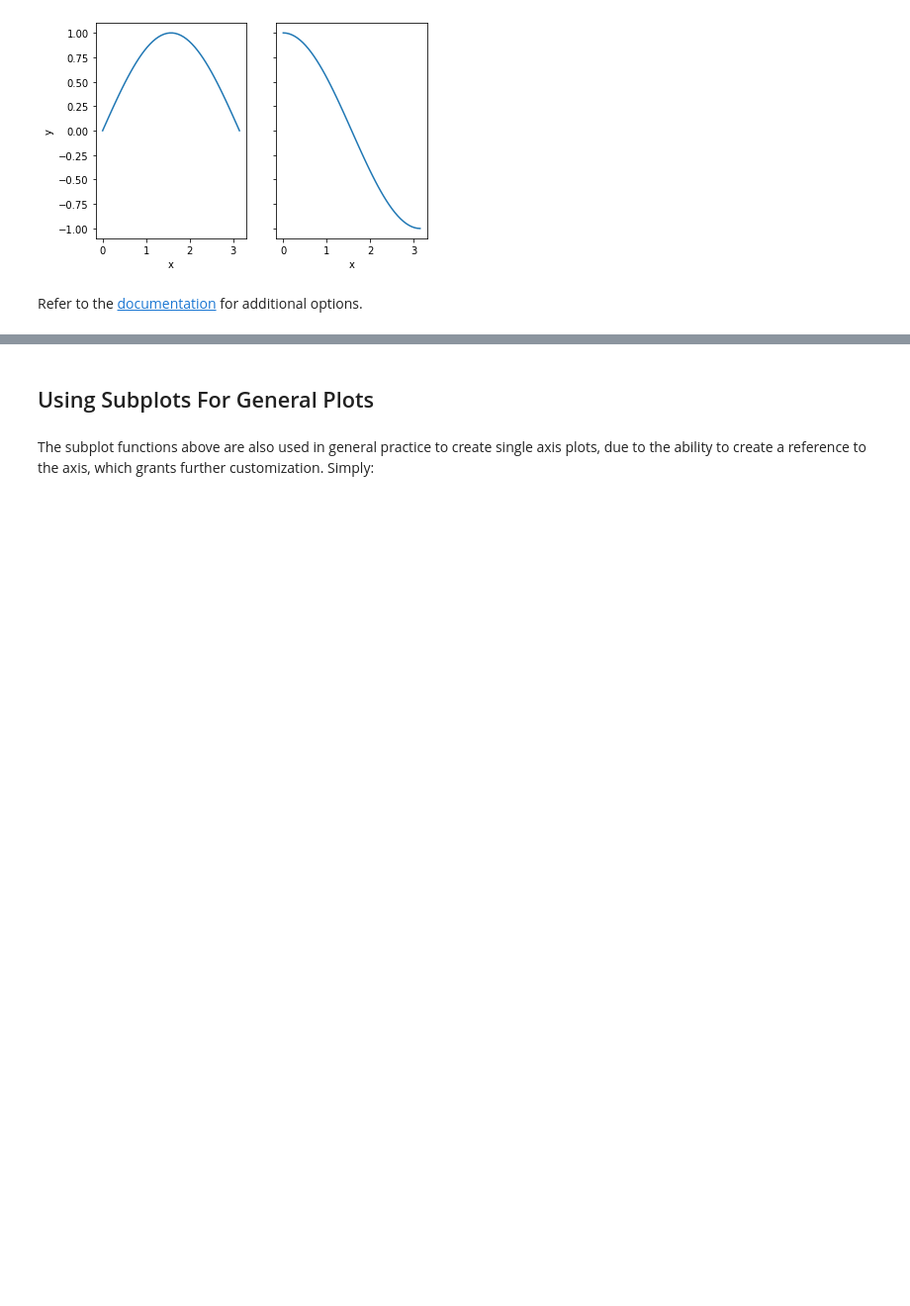
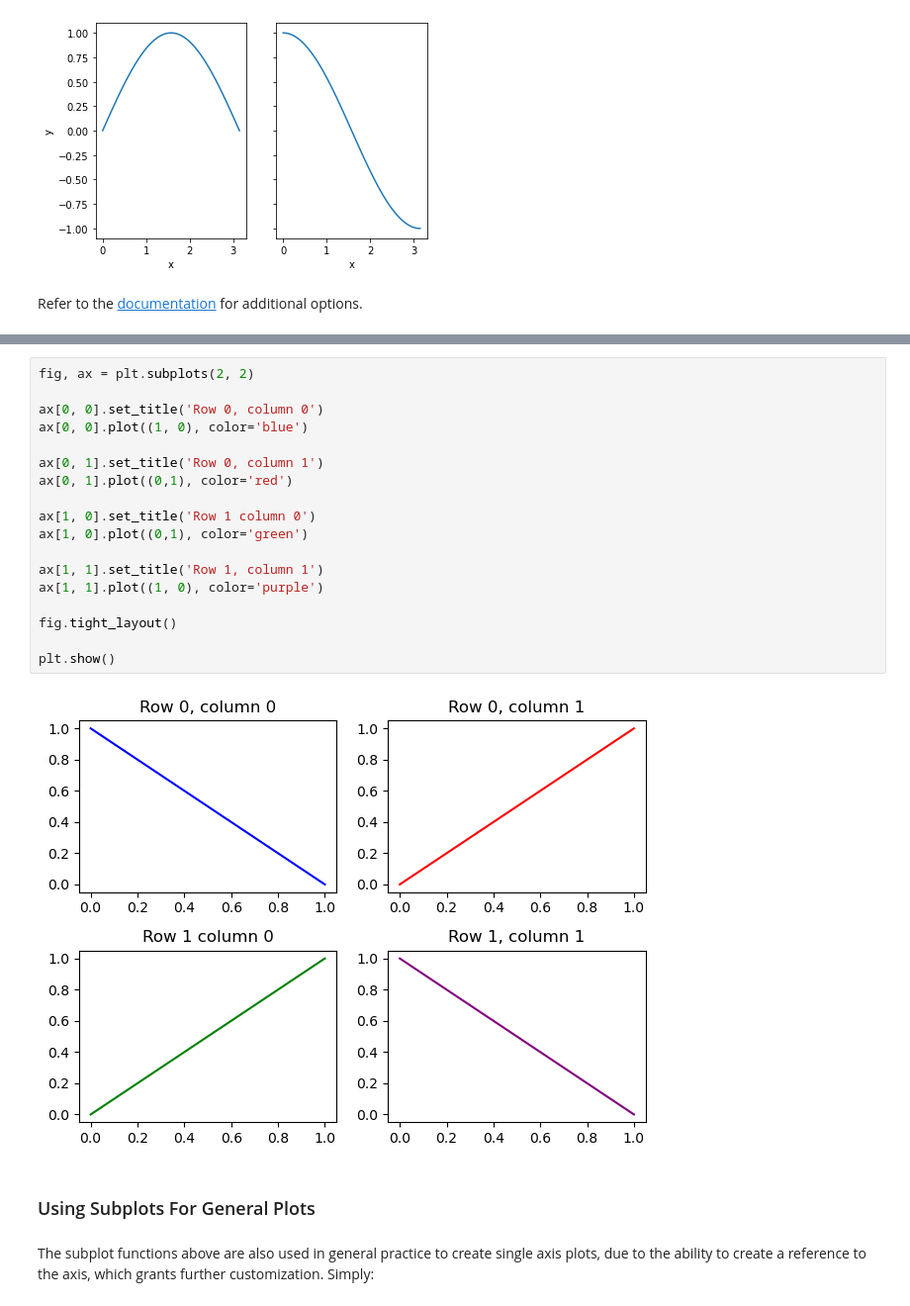
Before and after one commit to maystey/uct-nassp-cm, a Jupyter notebook: book/content/03-scientific-packages/02-matplotlib/02-subplots.ipynb, the cells around one changed output, grey strips where cells are left out. Shown at 99% size. Cells and saved outputs as stored; diff of their text form; blank space fills up the shorter version.

```diff
--- a/book/content/03-scientific-packages/02-matplotlib/02-subplots.ipynb
+++ b/book/content/03-scientific-packages/02-matplotlib/02-subplots.ipynb
@@ -93,5 +169,25 @@ Refer to the [documentation](https://matplotlib.org/3.2.1/api/_as_gen/matplotlib
+# %%
+fig, ax = plt.subplots(2, 2)
+
+ax[0, 0].set_title('Row 0, column 0')
+ax[0, 0].plot((1, 0), color='blue')
+
+ax[0, 1].set_title('Row 0, column 1')
+ax[0, 1].plot((0,1), color='red')
+
+ax[1, 0].set_title('Row 1 column 0')
+ax[1, 0].plot((0,1), color='green')
+
+ax[1, 1].set_title('Row 1, column 1')
+ax[1, 1].plot((1, 0), color='purple')
+
+fig.tight_layout()
+
+plt.show()
+# %% [output]
+[figure, added]
 # %% [markdown]
-## Using Subplots For General Plots
+### Using Subplots For General Plots
 # %% [markdown]
 The subplot functions above are also used in general practice to create single axis plots, due to the ability to create a reference to the axis, which grants further customization. Simply:
 # %%
```
Also changed, not shown: parts of 17 cells of this notebook, 8 other files.
